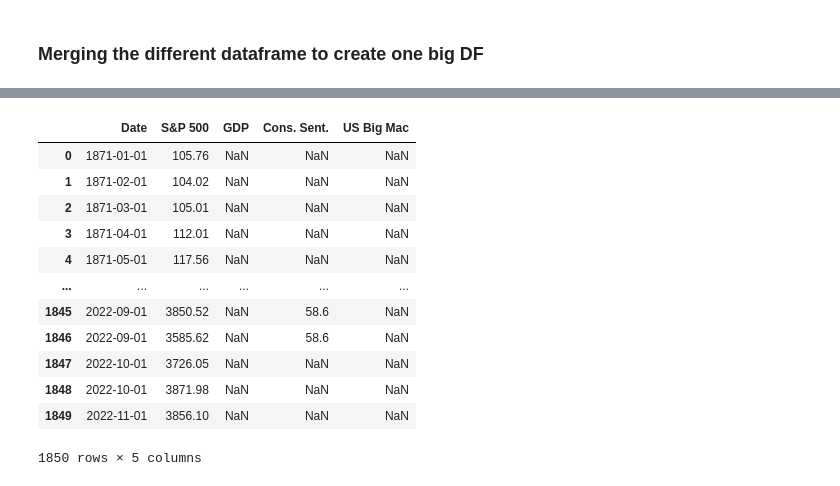
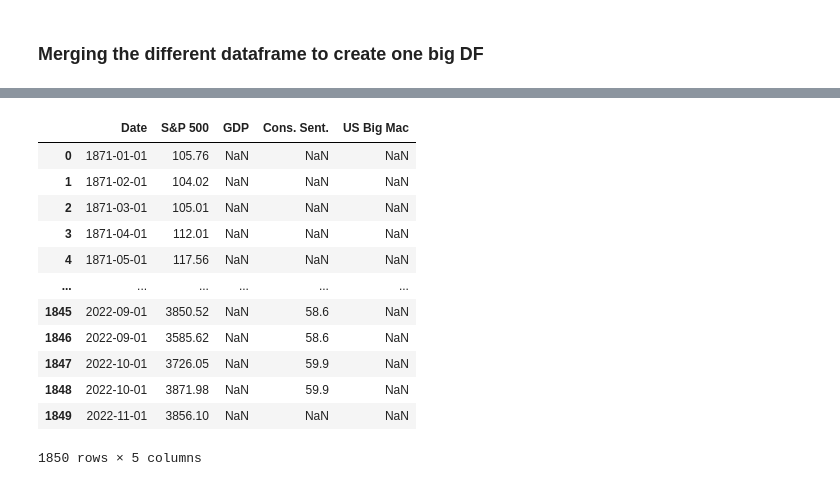
Before and after one commit to RaphHer/Project_Final_Ironhack, a Jupyter notebook: 4. Using Quandl API to get data .ipynb, the cells around one changed output, grey strips where cells are left out. Saved outputs shown, nothing was run; the diff lists cells and outputs as text; code cells hidden in the pictures.

```diff
--- a/4. Using Quandl API to get data .ipynb
+++ b/4. Using Quandl API to get data .ipynb
@@ -301,12 +292,12 @@ data_frames_2 = [df_sp500, df_gdp_us, df_conssen, df_bigmac_us]
 
 
 df_merged_quandl = reduce(lambda  left,right: pd.merge(left,right,on=['Date'], how='outer'), data_frames)
-df_merged_quandl = df_merged.sort_values(by = ['Date'])
+df_merged_quandl = df_merged_quandl.sort_values(by = ['Date'])
 df_merged_quandl.reset_index (drop=True, inplace = True)
 df_merged_quandl.to_csv (r'.\cleaned_data\02. Quandl\df_merged_quandl.csv', index = None, header=True)
 
-df_merged_2 = reduce(lambda  left,right: pd.merge(left,right,on=['Date'], how='outer'), data_frames_2)
-df_merged_2 = df_merged_2.sort_values(by = ['Date'])
-df_merged_2.reset_index (drop=True, inplace = True)
-df_merged_2.to_csv (r'.\cleaned_data\02. Quandl\df_merged_2_quandl.csv', index = None, header=True)
+df_merged_2_quandl = reduce(lambda  left,right: pd.merge(left,right,on=['Date'], how='outer'), data_frames_2)
+df_merged_2_quandl = df_merged_2_quandl.sort_values(by = ['Date'])
+df_merged_2_quandl.reset_index (drop=True, inplace = True)
+df_merged_2_quandl.to_csv (r'.\cleaned_data\02. Quandl\df_merged_2_quandl.csv', index = None, header=True)
 # %%
@@ -328,16 +319,16 @@ df_merged
 # %%
-df_merged_2
+df_merged_2_quandl
 # %% [output]
 |  | Date | S&P 500 | GDP | Cons. Sent. | US Big Mac |
 | 0 | 1871-01-01 | 105.76 | NaN | NaN | NaN |
 | 1 | 1871-02-01 | 104.02 | NaN | NaN | NaN |
 | 2 | 1871-03-01 | 105.01 | NaN | NaN | NaN |
 | 3 | 1871-04-01 | 112.01 | NaN | NaN | NaN |
 | 4 | 1871-05-01 | 117.56 | NaN | NaN | NaN |
 | ... | ... | ... | ... | ... | ... |
 | 1845 | 2022-09-01 | 3850.52 | NaN | 58.6 | NaN |
 | 1846 | 2022-09-01 | 3585.62 | NaN | 58.6 | NaN |
-| 1847 | 2022-10-01 | 3726.05 | NaN | NaN | NaN |
-| 1848 | 2022-10-01 | 3871.98 | NaN | NaN | NaN |
+| 1847 | 2022-10-01 | 3726.05 | NaN | 59.9 | NaN |
+| 1848 | 2022-10-01 | 3871.98 | NaN | 59.9 | NaN |
 | 1849 | 2022-11-01 | 3856.10 | NaN | NaN | NaN |
 1850 rows × 5 columns
```
Also changed, not shown: parts of 13 cells of this notebook, 5 other files.
